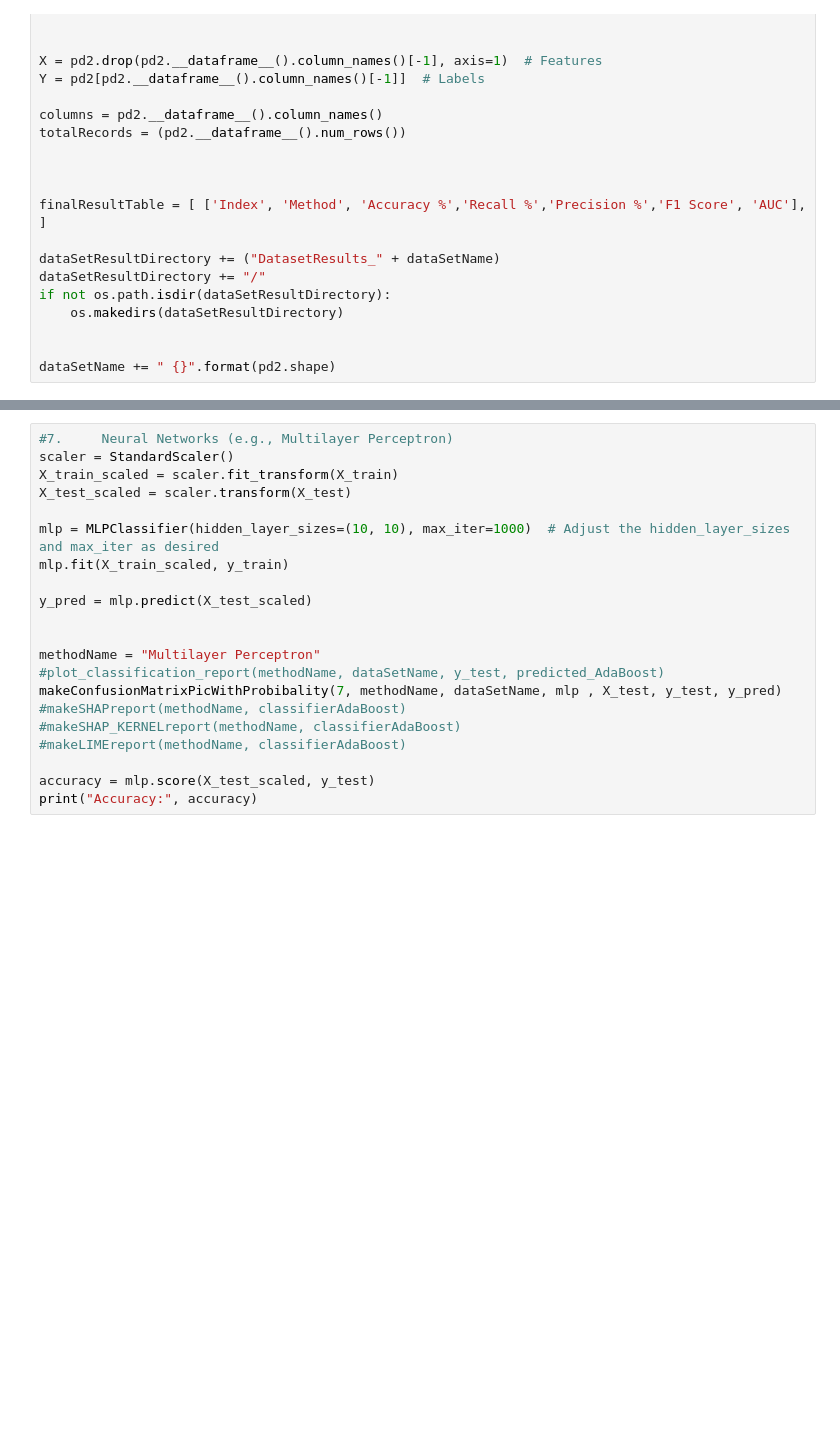
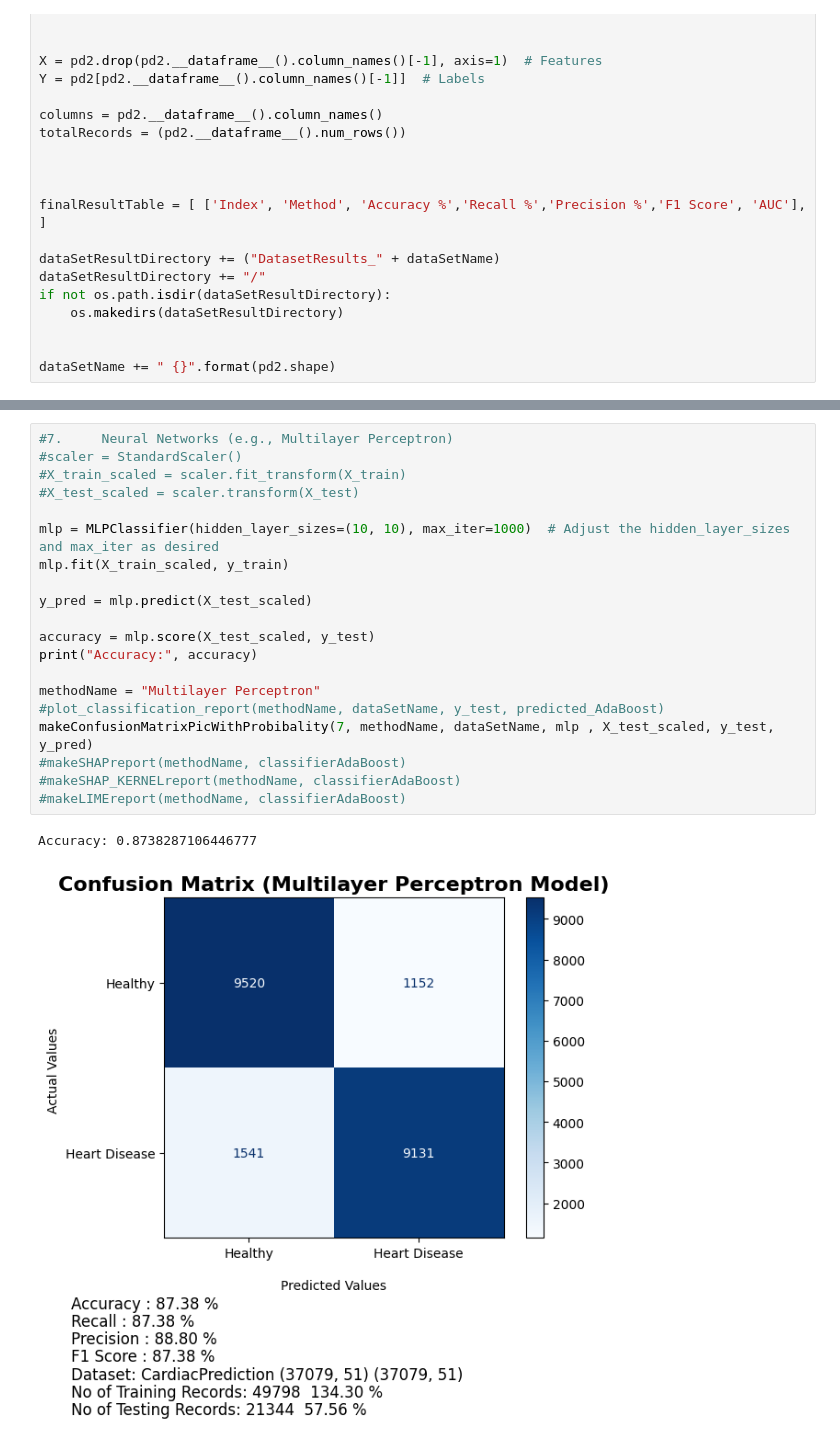
Before and after one commit to Mubshr07/heartDiseasePrediction, a Jupyter notebook: heartDiseaseML.ipynb, the cells around one changed output, grey strips where cells are left out. Drawn from its saved outputs; the diff is of its cells as text; blank space fills up the shorter version.

```diff
--- a/heartDiseaseML.ipynb
+++ b/heartDiseaseML.ipynb
@@ -775,24 +783,26 @@ makeConfusionMatrixPicWithProbibality(6, methodName, dataSetName, classifierNB ,
 # %%
 #7.     Neural Networks (e.g., Multilayer Perceptron)
-scaler = StandardScaler()
-X_train_scaled = scaler.fit_transform(X_train)
-X_test_scaled = scaler.transform(X_test)
+#scaler = StandardScaler()
+#X_train_scaled = scaler.fit_transform(X_train)
+#X_test_scaled = scaler.transform(X_test)
 
 mlp = MLPClassifier(hidden_layer_sizes=(10, 10), max_iter=1000)  # Adjust the hidden_layer_sizes and max_iter as desired
 mlp.fit(X_train_scaled, y_train)
 
 y_pred = mlp.predict(X_test_scaled)
 
+accuracy = mlp.score(X_test_scaled, y_test)
+print("Accuracy:", accuracy)
 
 methodName = "Multilayer Perceptron"
 #plot_classification_report(methodName, dataSetName, y_test, predicted_AdaBoost)
-makeConfusionMatrixPicWithProbibality(7, methodName, dataSetName, mlp , X_test, y_test, y_pred)
+makeConfusionMatrixPicWithProbibality(7, methodName, dataSetName, mlp , X_test_scaled, y_test, y_pred)
 #makeSHAPreport(methodName, classifierAdaBoost)
 #makeSHAP_KERNELreport(methodName, classifierAdaBoost)
 #makeLIMEreport(methodName, classifierAdaBoost)
-
-accuracy = mlp.score(X_test_scaled, y_test)
-print("Accuracy:", accuracy)
+# %% [output]
+Accuracy: 0.8738287106446777
+[figure, added]
 # %%
 #8.     AdaBoost
 classifierAdaBoost = AdaBoostClassifier(base_estimator=DecisionTreeClassifier(), random_state=42)
```
Also changed, not shown: parts of 22 cells of this notebook, 35 other files.
